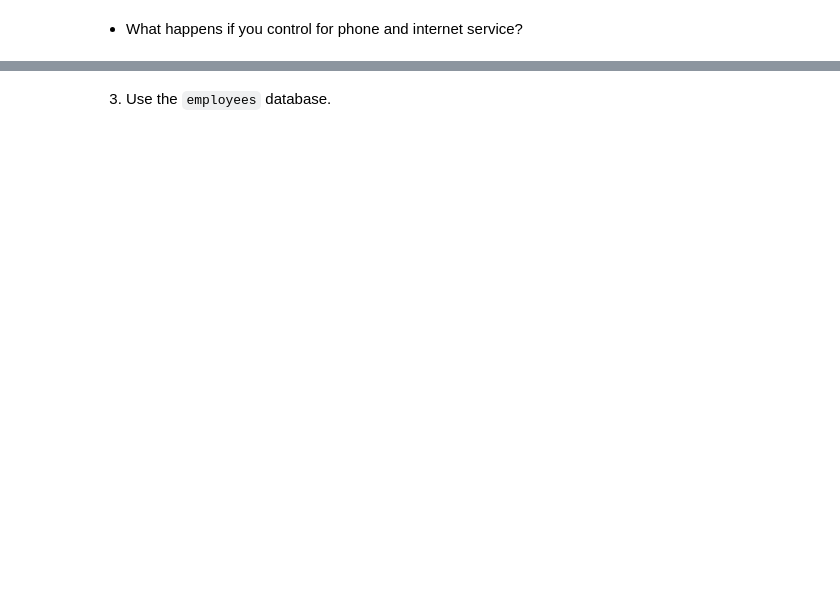
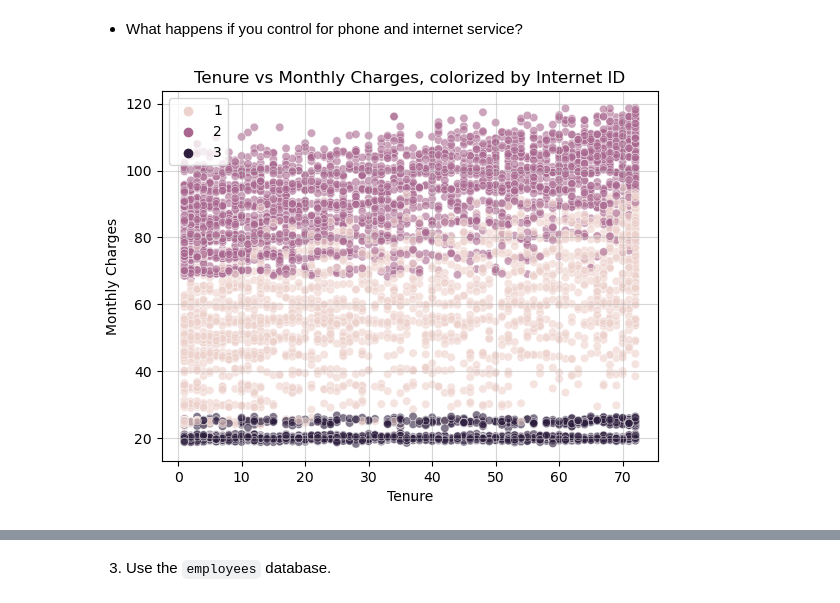
Before and after one commit to Michael-Nelson361/statistics-exercises, a Jupyter notebook: hypothesis_testing.ipynb, the cells around one changed output, grey strips where cells are left out. Drawn from its saved outputs; the diff is of its cells as text; code cells hidden in the pictures; blank space fills up the shorter version.

```diff
--- a/hypothesis_testing.ipynb
+++ b/hypothesis_testing.ipynb
@@ -362,0 +479,13 @@ We conclude that there is no relationship between an employee's gender and wheth
+# %%
+# Make some plots!
+sns.scatterplot(customers,x='tenure',y='monthly_charges',alpha=0.6,hue=customers.internet_service_type_id)
+plt.title('Tenure vs Monthly Charges, colorized by Internet ID')
+plt.xlabel('Tenure')
+plt.ylabel('Monthly Charges')
+
+plt.legend()
+plt.grid(alpha=0.5)
+
+plt.show()
+# %% [output]
+[figure, added]
```
Also changed, not shown: parts of 47 cells of this notebook.
